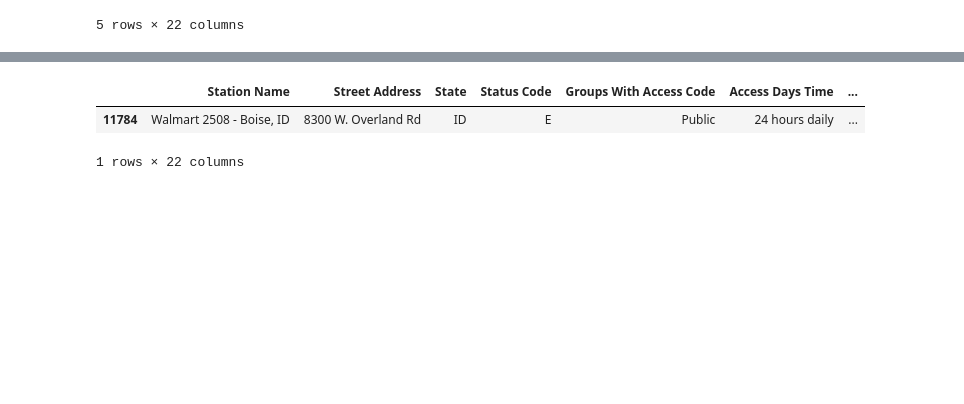
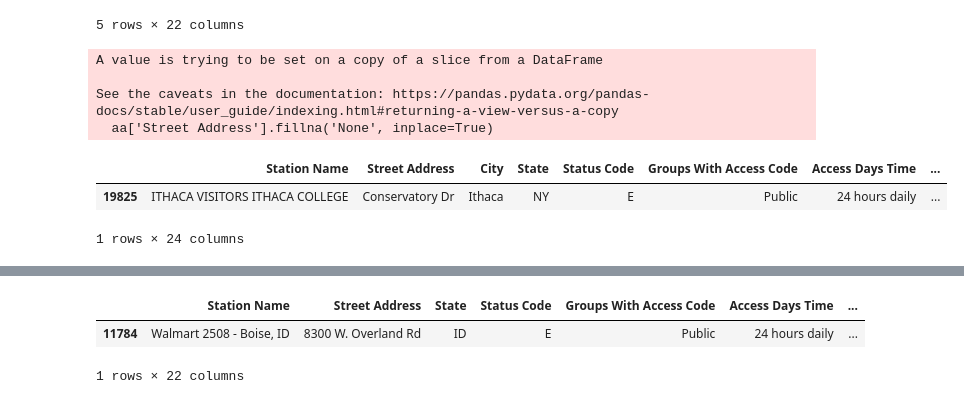
Before and after one commit to priest-yang/Electrifind, a Jupyter notebook: NREL_All_Stations_API.ipynb, the cells around one changed output, grey strips where cells are left out. Cells and saved outputs as stored; diff of their text form; code cells hidden in the pictures; blank space fills up the shorter version.

```diff
--- a/NREL_All_Stations_API.ipynb
+++ b/NREL_All_Stations_API.ipynb
@@ -81,7 +81,7 @@ core_params = [
 # raw_data.to_csv('./data/NREL_All_Stations_data_si618.csv', index=False, sep='\t')
 # %%
 test_params = [
-    'Station Name', 'Street Address', 'State', 'Status Code', 'Groups With Access Code', 'Access Days Time', 'Cards Accepted',
+    'Station Name', 'Street Address', 'City', 'State', 'Status Code', 'Groups With Access Code', 'Access Days Time', 'Cards Accepted',
     'EV Level1 EVSE Num', 'EV Level2 EVSE Num', 'EV DC Fast Count',
     'EV Network', 'EV Network Web', 'Latitude', 'Longitude',
     'Owner Type Code', 'Open Date',
@@ -231,3 +231,5 @@ google_data = pd.read_csv('./data/Google_Map_review_data.csv')
 # %%
 google_data.lat = google_data.lat.astype(float)
 google_data.lng = google_data.lng.astype(float)
+# %%
+raw_data['Station_id'] = raw_data.index + 1
@@ -233,0 +238,13 @@ google_data.lng = google_data.lng.astype(float)
+# %%
+aa = raw_data[raw_data['State'] == 'NY']
+aa['Street Address'].fillna('None', inplace=True)
+aa[aa['Street Address'].str.contains('Conservatory')]
+# aa[aa['Station Name'].str.contains('AIRPORT')]
+# %% [output]
+A value is trying to be set on a copy of a slice from a DataFrame
+
+See the caveats in the documentation: https://pandas.pydata.org/pandas-docs/stable/user_guide/indexing.html#returning-a-view-versus-a-copy
+  aa['Street Address'].fillna('None', inplace=True)
+|  | Station Name | Street Address | City | State | Status Code | Groups With Access Code | Access Days Time | ... |
+| 19825 | ITHACA VISITORS ITHACA COLLEGE | Conservatory Dr | Ithaca | NY | E | Public | 24 hours daily | ... |
+1 rows × 24 columns
```
Also changed, not shown: parts of 3 cells of this notebook, 3 other files.
